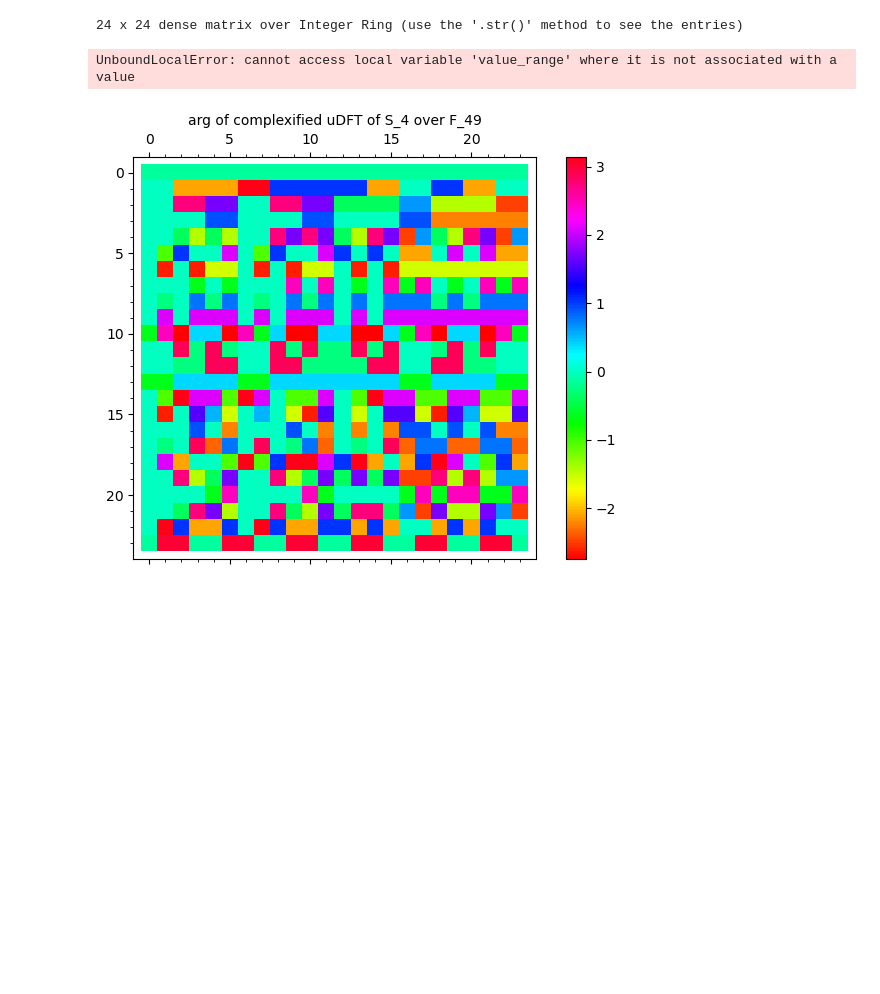
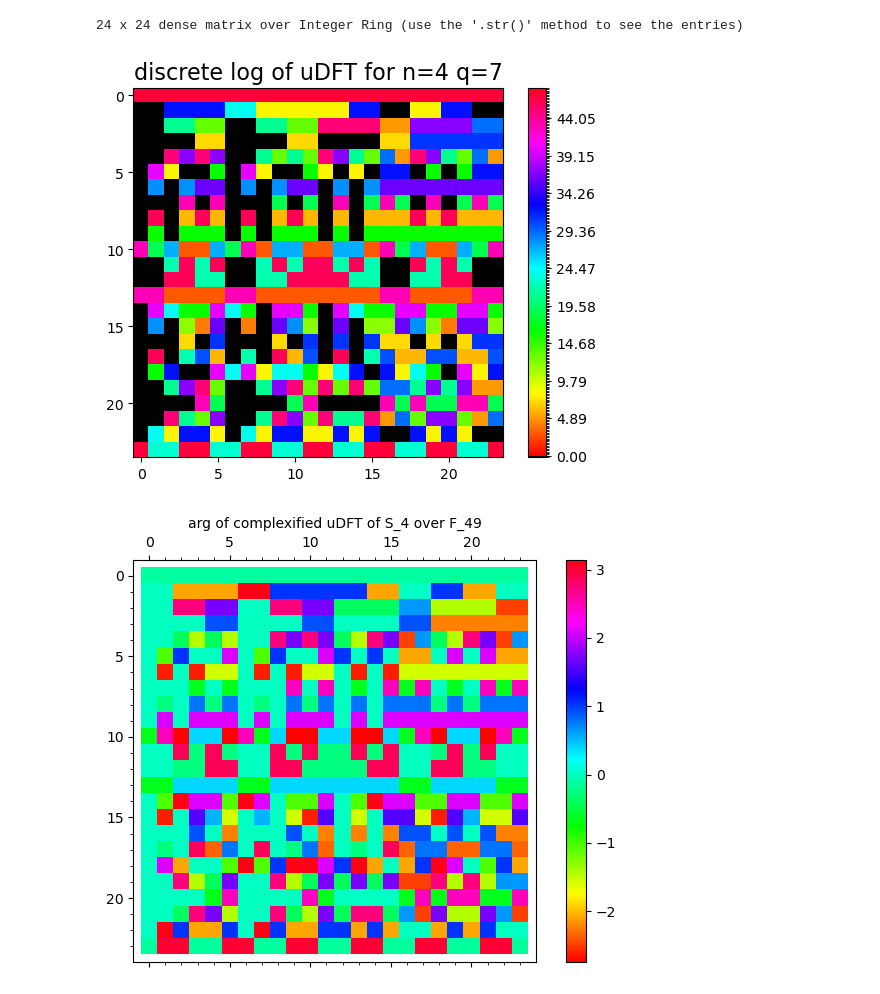
Before and after one commit to jacksonwalters/dft-finite-groups, a Jupyter notebook: symmetric_group/unitary_dft_finite_fields/unitary_dft_over_finite_fields.ipynb, the cells around one changed output. Cells and saved outputs as stored; diff of their text form; code cells hidden in the pictures; blank space fills up the shorter version.

```diff
--- a/symmetric_group/unitary_dft_finite_fields/unitary_dft_over_finite_fields.ipynb
+++ b/symmetric_group/unitary_dft_finite_fields/unitary_dft_over_finite_fields.ipynb
@@ -105,9 +107,9 @@ def plot_discrete_log(F, M, path, title, normalize=None):
     plt.savefig(plot_title, dpi=300, bbox_inches="tight")
     plt.show()
 # %%
-plot_discrete_log(F,dlog_U,path='plots/dft_matrix/',title=f"discrete log of uDFT for n={n} q={q}",normalize=False)
+plot_discrete_log(F,dlog_U,path='plots/dft_matrix/',title=f"discrete log of uDFT for n={n} q={q}",normalize=None)
 # %% [output]
-UnboundLocalError: cannot access local variable 'value_range' where it is not associated with a value
+[figure, added]
 # %%
 #the map from modular representation theory to compute Brauer characters from F_q --> \C giving roots of unity
 #note: Brauer character is the rep'n matrix eigenvalues (over a splitting field extension of F_q) mapped to \C using Brauer map and summed
```
Also changed, not shown: parts of 12 cells of this notebook.
